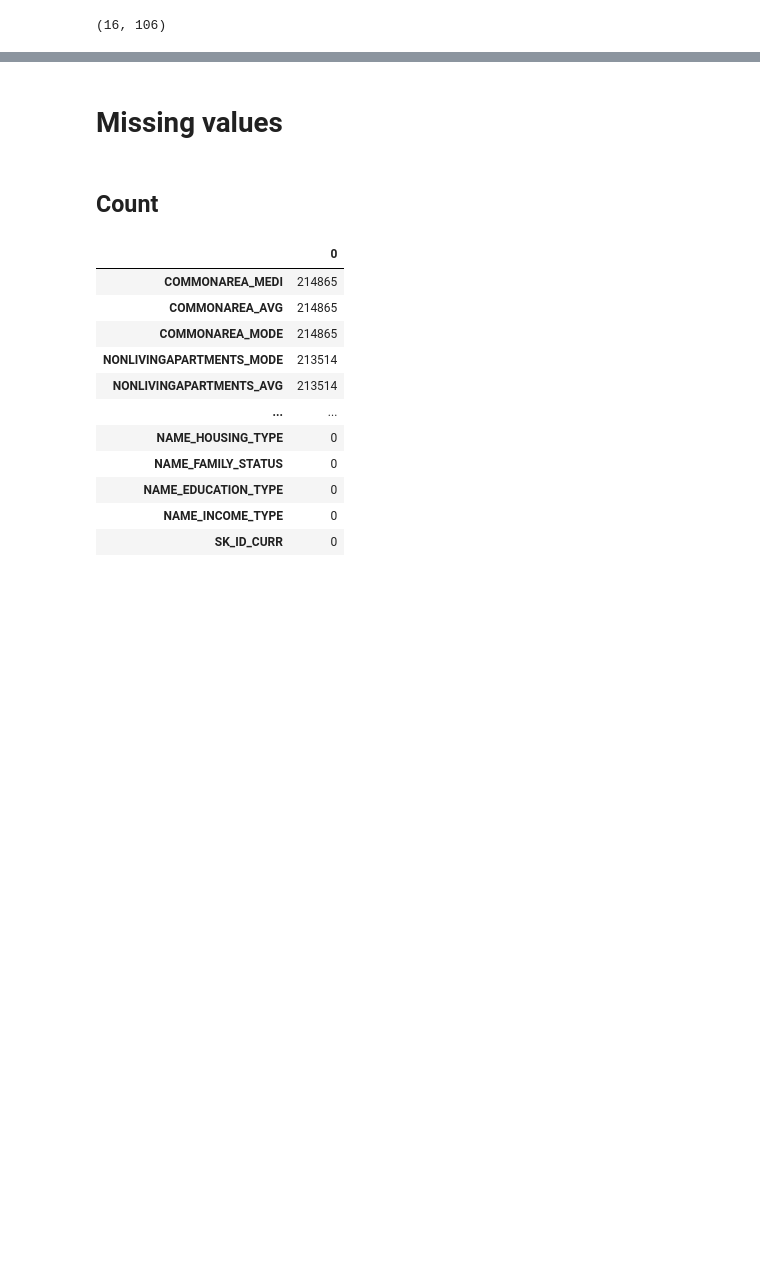
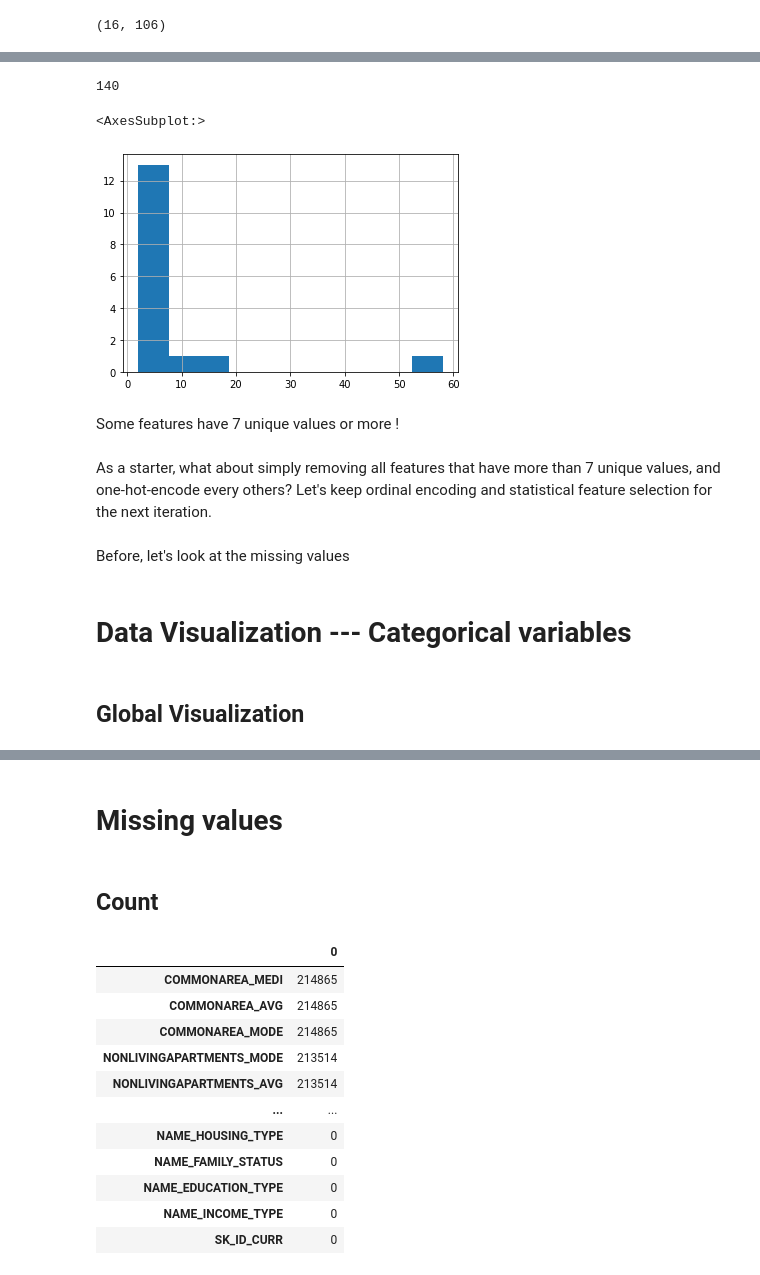
Before and after one commit to kelhoussaini/Home-Credit-Prediction, a Jupyter notebook: notebooks/Data Preparation.ipynb, the cells around one changed output, grey strips where cells are left out. Saved outputs shown, nothing was run; the diff lists cells and outputs as text; code cells hidden in the pictures; blank space fills up the shorter version.

Commit message:
Data preparation : Features overview

```diff
--- a/notebooks/Data Preparation.ipynb
+++ b/notebooks/Data Preparation.ipynb
@@ -55,0 +78,21 @@ len(cat_cols), len(num_cols)
+# %%
+feat_categorical_nunique = df.select_dtypes(include='object').nunique()
+feat_categorical_nunique.sum()
+# %% [output]
+140
+# %%
+# **histogram** of number of unique value per categorical feature.
+feat_categorical_nunique.hist()
+# %% [output]
+<AxesSubplot:>
+[figure, added]
+# %% [markdown]
+Some features have 7 unique values or more !
+# %% [markdown]
+As a starter, what about simply removing all features that have more than 7 unique values, and one-hot-encode every others? Let's keep ordinal encoding and statistical feature selection for the next iteration.
+# %% [markdown]
+Before, let's look at the missing values
+# %% [markdown]
+# Data Visualization --- Categorical variables
+# %% [markdown]
+## Global Visualization
```
Also changed, not shown: parts of 41 cells of this notebook.
